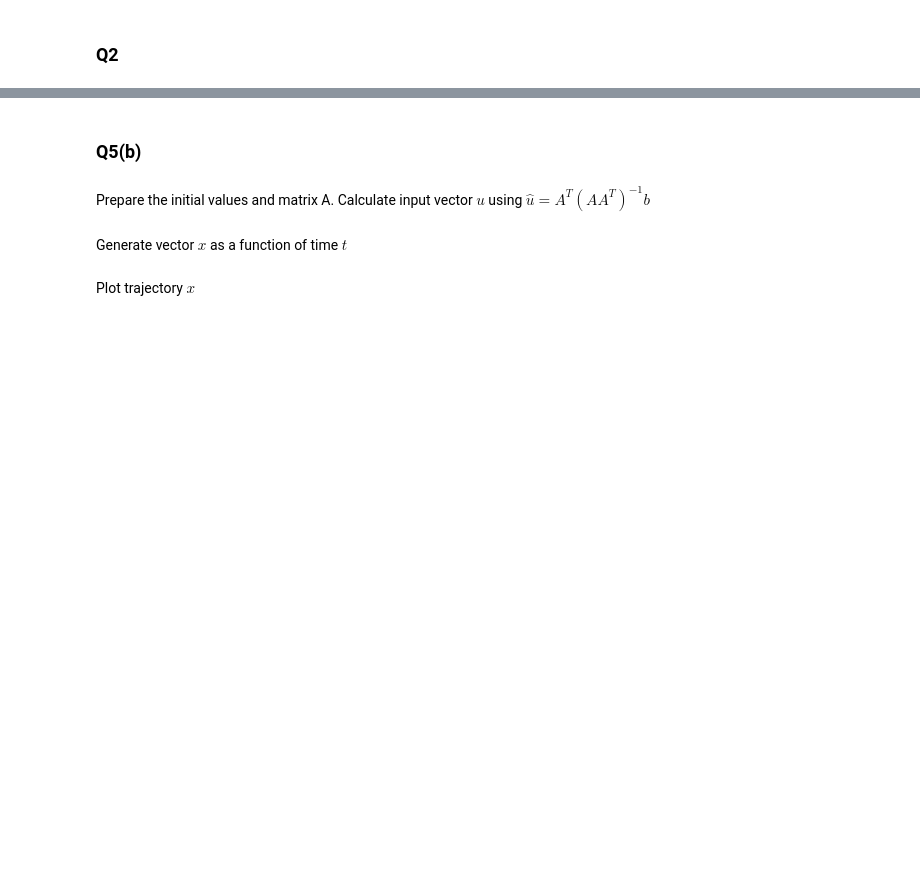
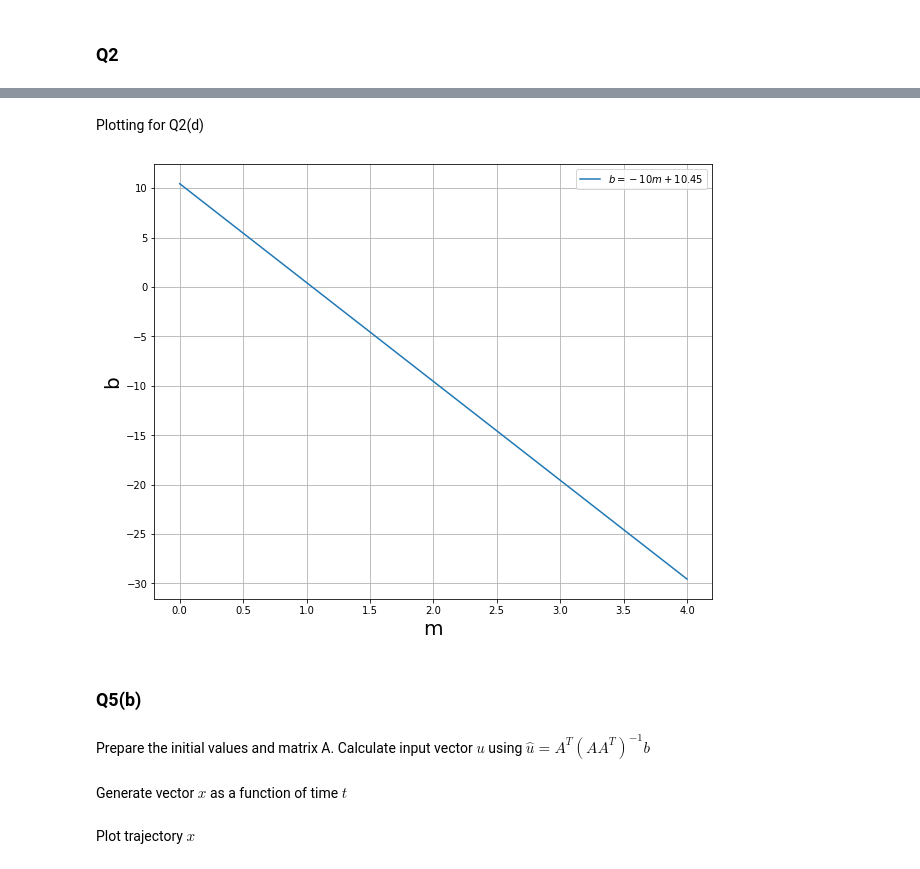
Before and after one commit to luorui93/ME7247, a Jupyter notebook: Homework_1.ipynb, the cells around one changed output, grey strips where cells are left out. Saved outputs shown, nothing was run; the diff lists cells and outputs as text; code cells hidden in the pictures; blank space fills up the shorter version.

```diff
--- a/Homework_1.ipynb
+++ b/Homework_1.ipynb
@@ -28,3 +58,19 @@ np.linalg.solve(A.T@A,  B)
+# %% [markdown]
+Plotting for Q2(d)
+# %%
+
+# Plotting
+m_range = np.arange(0, 5)
+b = -10*m_range + 10.45
+fig = plt.figure(figsize=(10,8))
+plt.plot(m_range, b, label="$b=-10m+10.45$")
+plt.legend()
+plt.grid(True)
+plt.xlabel("m",fontsize=20)
+plt.ylabel("b",fontsize=20)
+plt.show()
+# %% [output]
+[figure, added]
 # %% [markdown]
 ### Q5(b)
 # %% [markdown]
```
Also changed, not shown: parts of 14 cells of this notebook.
